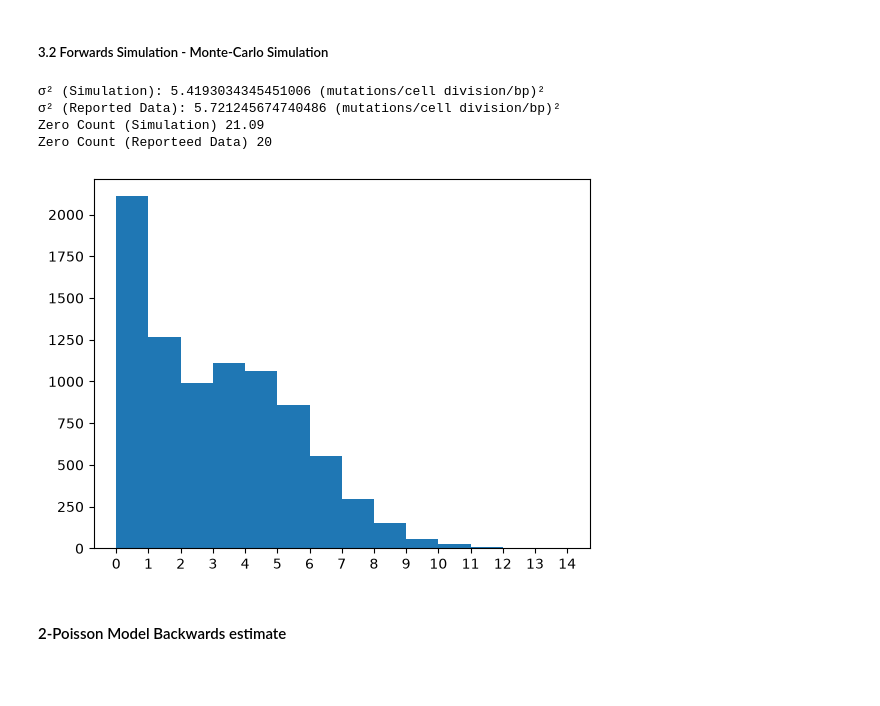
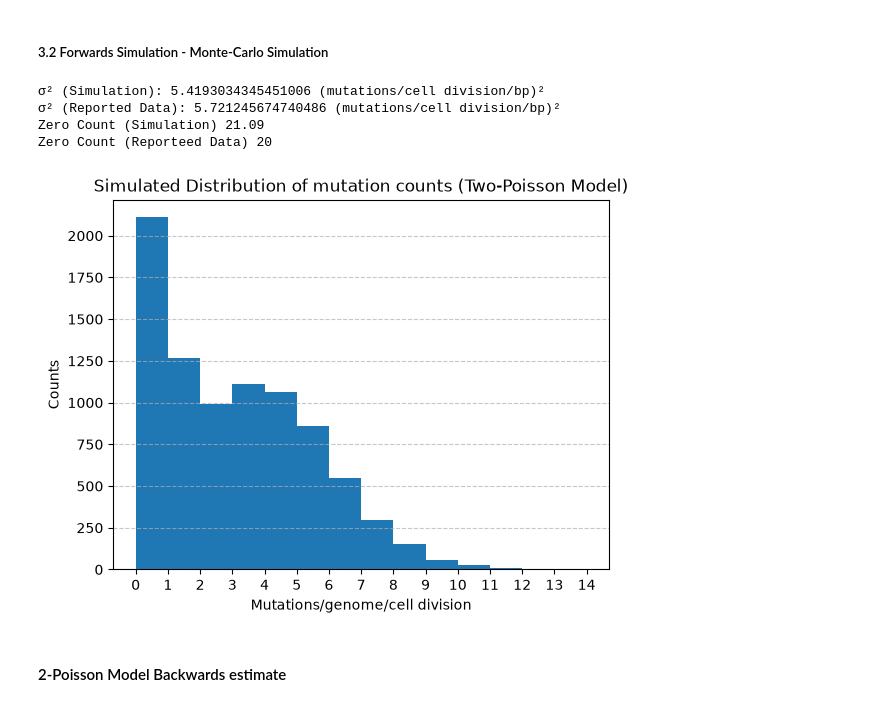
Before and after one commit to atomsim/cb2330-PRO1-Pair23, a Jupyter notebook: project.ipynb, the cells around one changed output. Drawn from its saved outputs; the diff is of its cells as text; code cells hidden in the pictures; blank space fills up the shorter version.

```diff
--- a/project.ipynb
+++ b/project.ipynb
@@ -392,33 +398,38 @@ plt.show()
 # %%
 cell_divisions = 85
 state = seed
 
 simulated_runs_twoP = []
 sim_twoP_devs = []
 sim_twoP_zeros = []
 sim_twoP_sums = []
 
 for i in range(100):
     simulated_counts, state = experiment_twoP(0.35, 0.402, 3.897, cell_divisions, state)
     simulated_runs_twoP.append(simulated_counts)
     sim_twoP_devs.append(std_dev(simulated_counts))
     sim_twoP_zeros.append(fraction_zero(simulated_counts) * 85)
     sim_twoP_sums.append(sum(simulated_counts))
 
 print(f"σ² (Simulation): {mean(sim_twoP_devs) ** 2} (mutations/cell division/bp)² \nσ² (Reported Data): {rprt_variance} (mutations/cell division/bp)²")
 # print(mean(sim_twoP_devs))
 print(f"Zero Count (Simulation) {mean(sim_twoP_zeros)} \nZero Count (Reporteed Data) {rprt_zeros}")
 
 fig, ax = plt.subplots()
 simulated_runs_twoP_flat = [y for x in simulated_runs_twoP for y in x]
 ax.hist(simulated_runs_twoP_flat, bins=range(min(simulated_runs_twoP_flat), max(simulated_runs_twoP_flat)+1, 1))
 ax.set_xticks((range(min(simulated_runs_twoP_flat), max(simulated_runs_twoP_flat)+1, 1)));
+plt.grid(axis='y', linestyle='--', alpha=0.7, zorder=0)
+plt.title("Simulated Distribution of mutation counts (Two-Poisson Model)")
+plt.xlabel("Mutations/genome/cell division")
+plt.ylabel("Counts")
+plt.show()
 # %% [output]
 σ² (Simulation): 5.4193034345451006 (mutations/cell division/bp)²
 σ² (Reported Data): 5.721245674740486 (mutations/cell division/bp)²
 Zero Count (Simulation) 21.09
 Zero Count (Reporteed Data) 20
-[figure, old version]
+[figure, new version]
 # %% [markdown]
 #### 2-Poisson Model Backwards estimate
 # %%
```
Also changed, not shown: parts of 5 cells of this notebook.
